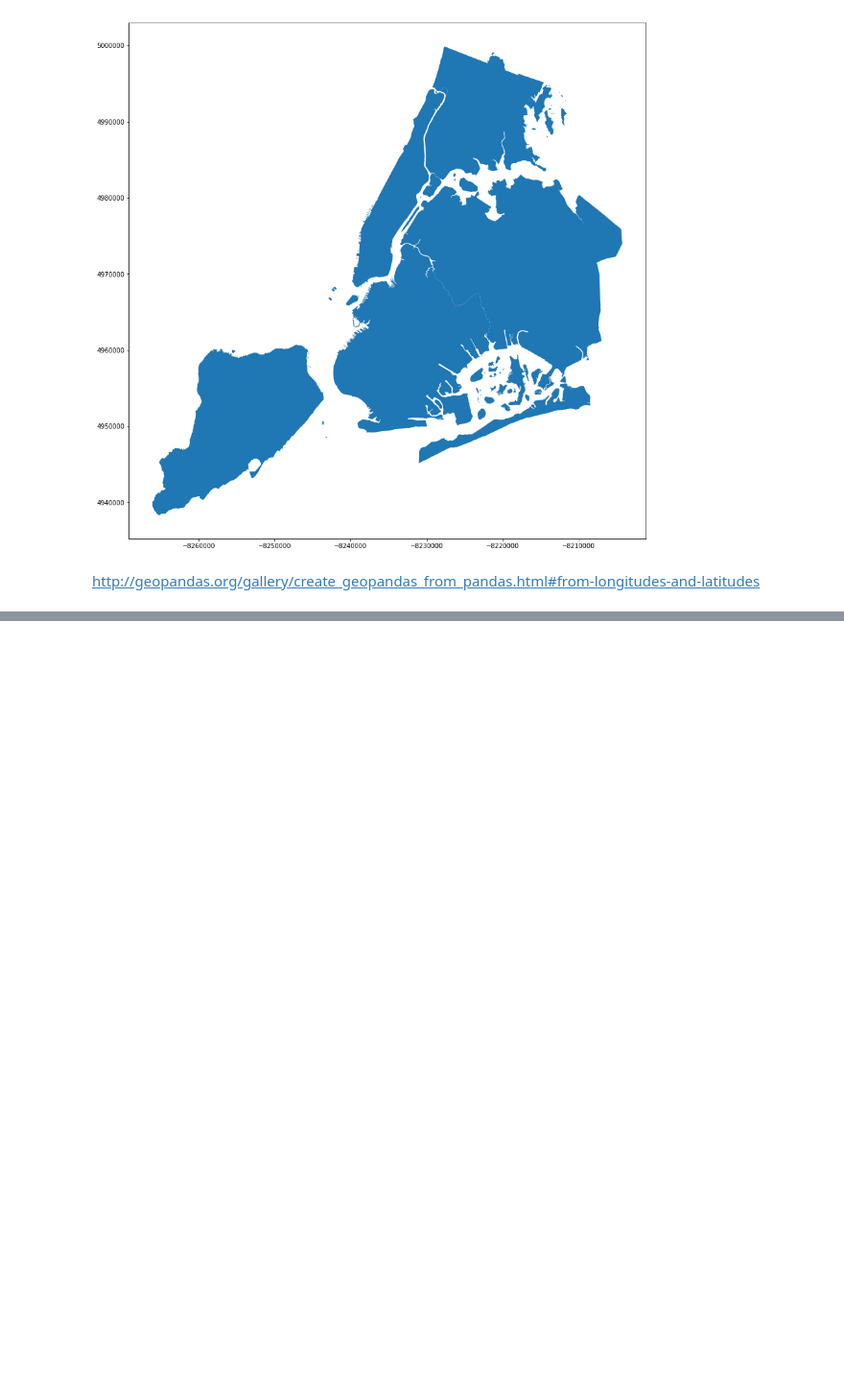
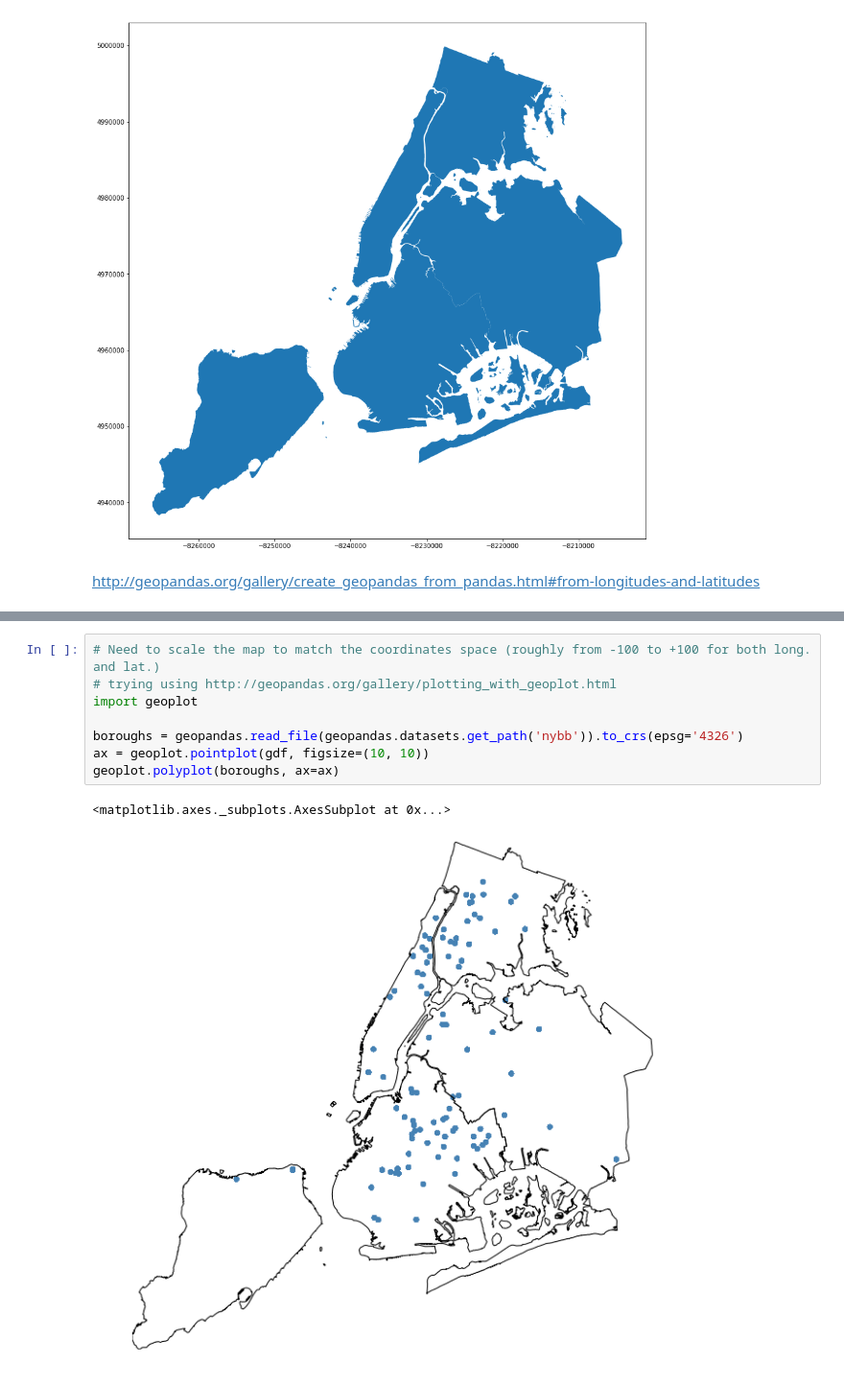
Before and after one commit to cseg-tech/heatseek_nycdb, a Jupyter notebook: Violations_and_Geography.ipynb, the cells around one changed output, grey strips where cells are left out. Shown at 96% size. Cells and saved outputs as stored; diff of their text form; blank space fills up the shorter version.

```diff
--- a/Violations_and_Geography.ipynb
+++ b/Violations_and_Geography.ipynb
@@ -197,0 +207,11 @@ gdf.plot(ax=ax, markersize=20, color='red', marker='o', label='violation')
+# %%
+# Need to scale the map to match the coordinates space (roughly from -100 to +100 for both long. and lat.)
+# trying using http://geopandas.org/gallery/plotting_with_geoplot.html
+import geoplot
+
+boroughs = geopandas.read_file(geopandas.datasets.get_path('nybb')).to_crs(epsg='4326')
+ax = geoplot.pointplot(gdf, figsize=(10, 10))
+geoplot.polyplot(boroughs, ax=ax)
+# %% [output]
+<matplotlib.axes._subplots.AxesSubplot at 0x...>
+[figure, added]
```
Also changed, not shown: parts of 11 cells of this notebook.
